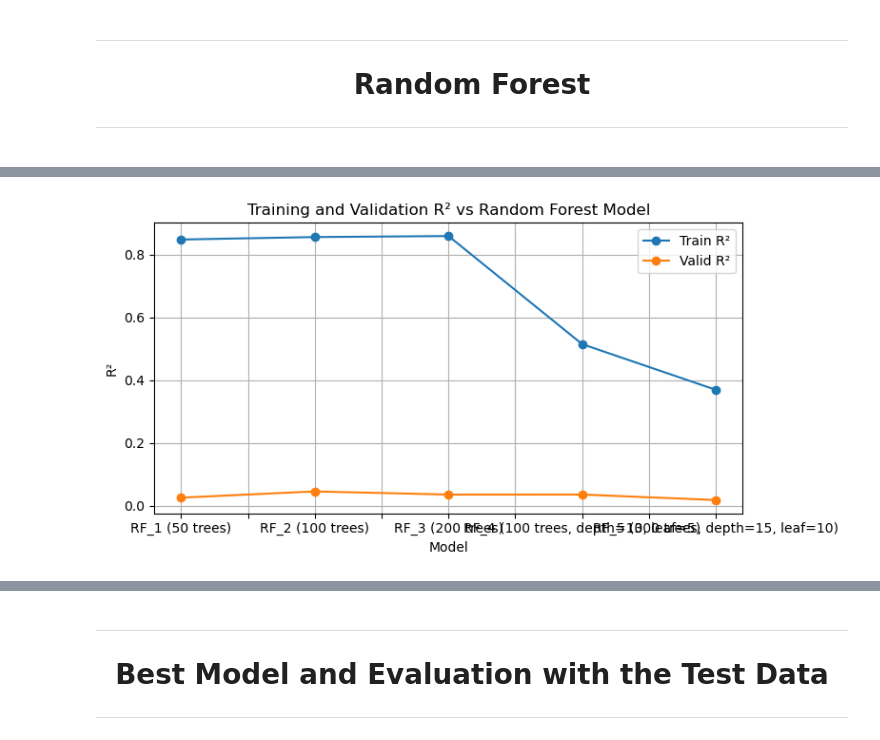
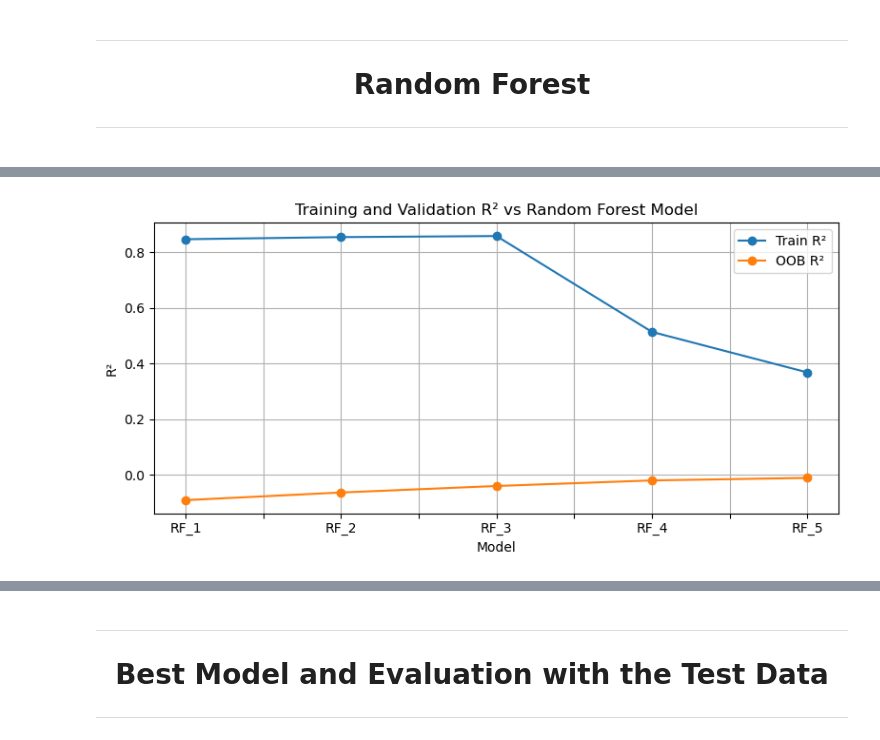
Before and after one commit to samueleisenberg12-dot/ME276DS-E178-Final-Project, a Jupyter notebook: Final Project Code.ipynb, the cells around one changed output, grey strips where cells are left out. Saved outputs shown, nothing was run; the diff lists cells and outputs as text; code cells hidden in the pictures.

```diff
--- a/Final Project Code.ipynb
+++ b/Final Project Code.ipynb
@@ -707,45 +721,50 @@ plt.subplots_adjust(hspace=0.35)
 #RF_5: strongly regularized trees (more trees, deeper but min leaf = 10)
 
 rf_configs = {
-    'RF_1 (50 trees)': RandomForestRegressor(
+    'RF_1': RandomForestRegressor(
         n_estimators=50,
         max_depth=None,
         min_samples_split=2,
         min_samples_leaf=1,
         random_state=rand_seed,
-        n_jobs=-1
+        n_jobs=-1,
+        oob_score=True
     ),
-    'RF_2 (100 trees)': RandomForestRegressor(
+    'RF_2': RandomForestRegressor(
         n_estimators=100,
         max_depth=None,
         min_samples_split=2,
         min_samples_leaf=1,
         random_state=rand_seed,
-        n_jobs=-1
+        n_jobs=-1,
+        oob_score=True
     ),
-    'RF_3 (200 trees)': RandomForestRegressor(
+    'RF_3': RandomForestRegressor(
         n_estimators=200,
         max_depth=None,
         min_samples_split=2,
         min_samples_leaf=1,
         random_state=rand_seed,
-        n_jobs=-1
+        n_jobs=-1,
+        oob_score=True
     ),
-    'RF_4 (100 trees, depth=10, leaf=5)': RandomForestRegressor(
+    'RF_4': RandomForestRegressor(
         n_estimators=100,
         max_depth=10,
         min_samples_split=2,
         min_samples_leaf=5,
         random_state=rand_seed,
-        n_jobs=-1
+        n_jobs=-1,
+        oob_score=True
     ),
-    'RF_5 (300 trees, depth=15, leaf=10)': RandomForestRegressor(
+    'RF_5': RandomForestRegressor(
         n_estimators=300,
         max_depth=15,
         min_samples_split=2,
         min_samples_leaf=10,
         random_state=rand_seed,
-        n_jobs=-1
+        n_jobs=-1,
+        oob_score=True
     ),
 }
 # %%
@@ -771,6 +790,9 @@ for name, model in rf_configs.items():
     valid_mae = mean_absolute_error(yvalid_df, yvalid_pred)
     valid_rmse = np.sqrt(mean_squared_error(yvalid_df, yvalid_pred))
 
+    # Displaying OOB R2
+    oob_r2 = model.oob_score_
+
     #Storing the results
     rf_results.append({
         'Model': name,
@@ -779,6 +801,7 @@ for name, model in rf_configs.items():
         'min_samples_leaf': model.min_samples_leaf,
         'Train R²': train_r2,
         'Valid R²': valid_r2,
+        'OOB R²': oob_r2,
         'Valid MAE': valid_mae,
         'Valid RMSE': valid_rmse,
         'Train Time (s)': train_time
@@ -796,15 +819,15 @@ rf_results_df.head()
 # %%
 #Plotting train_r2, valid_r2
 rf_results_df.plot(
     x='Model',
-    y=['Train R²', 'Valid R²'],
+    y=['Train R²', 'OOB R²'],
     marker='o',
     figsize=(8, 4),
     title='Training and Validation R² vs Random Forest Model'
 )
 plt.ylabel("R²")
 plt.grid(True)
 plt.tight_layout()
 plt.show()
 # %% [output]
-[figure, old version]
+[figure, new version]
```
Also changed, not shown: parts of 20 cells of this notebook.
